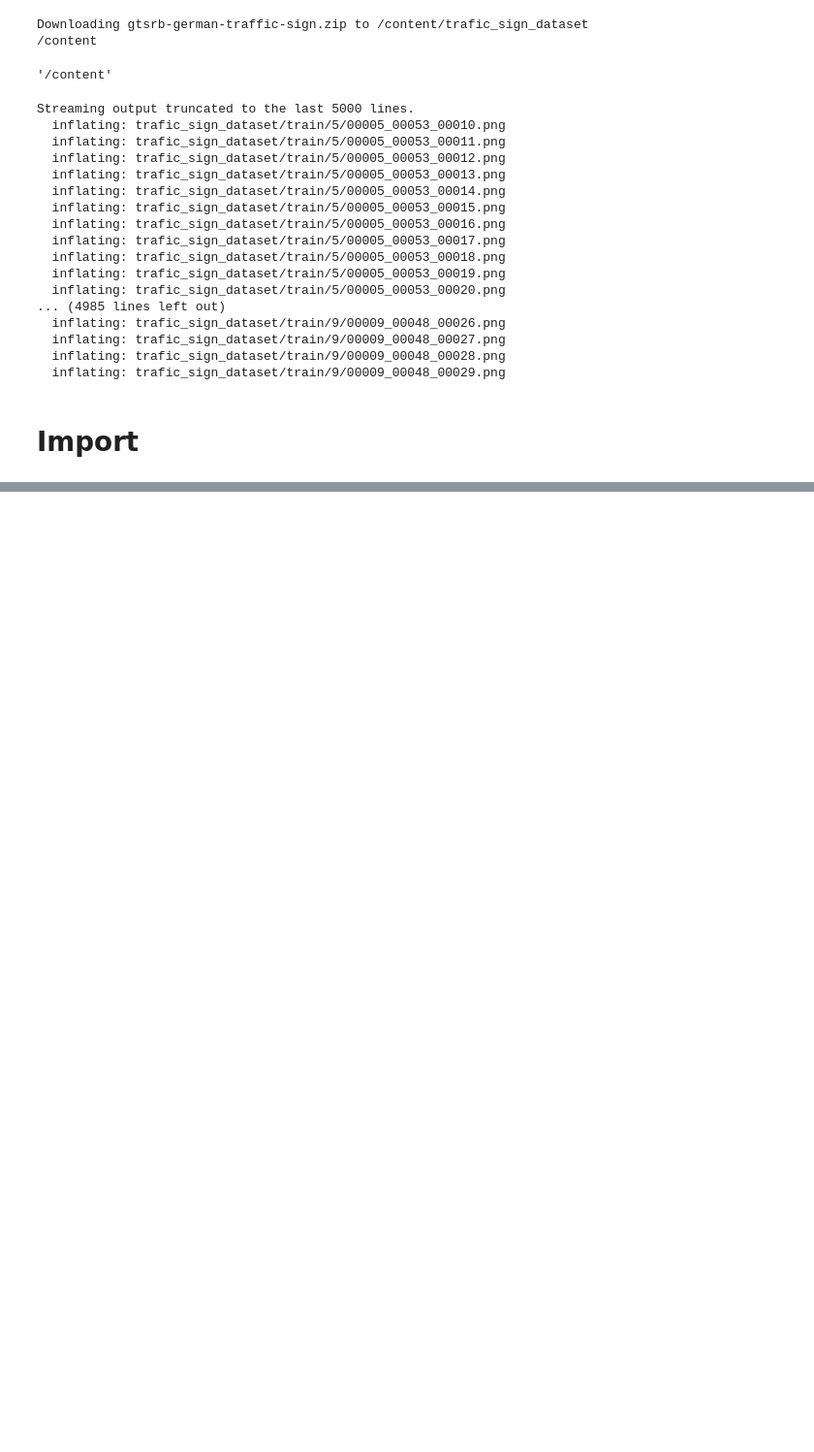
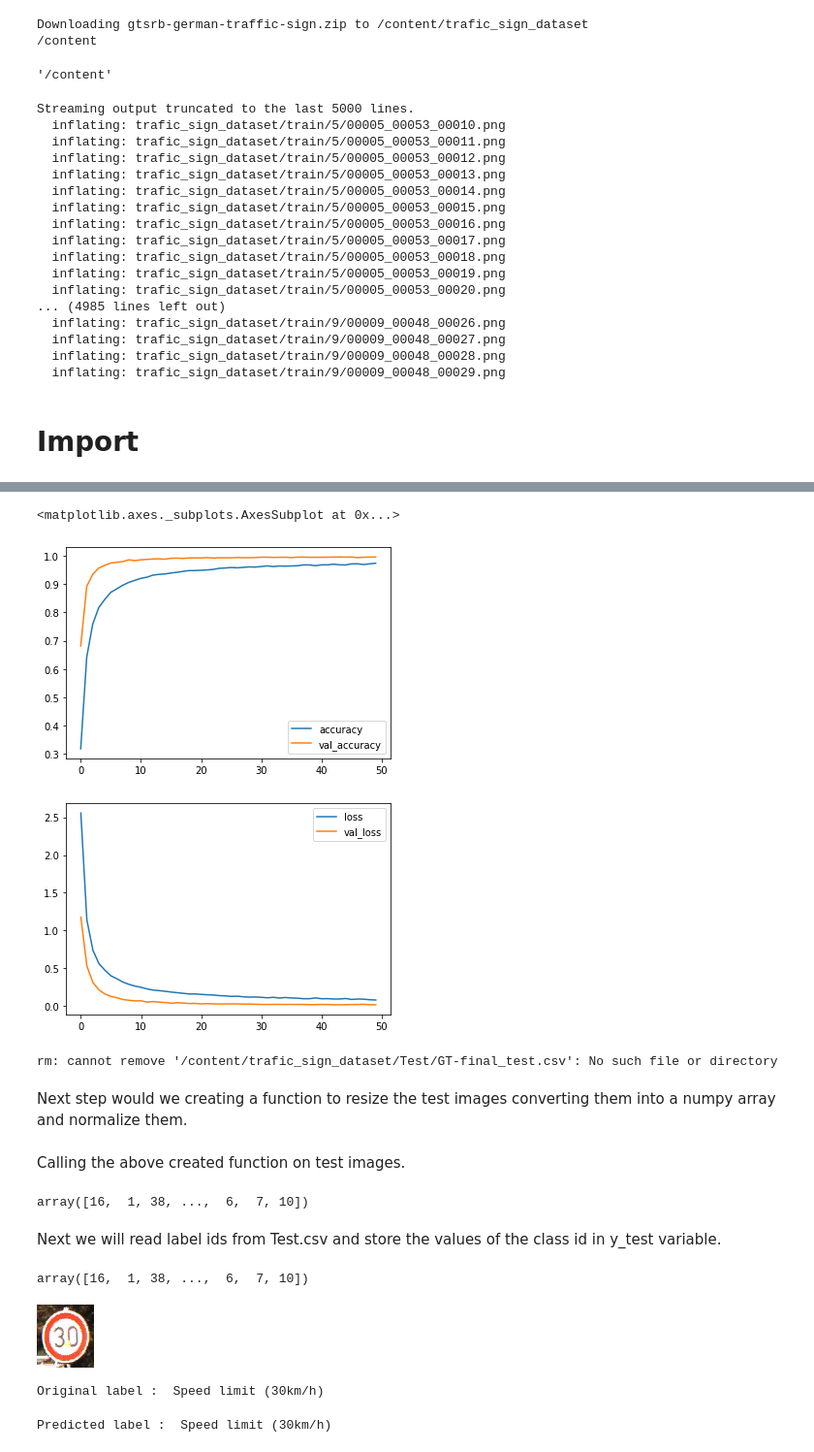
Before and after one commit to usUpal/traffic-sign-classification, a Jupyter notebook: traffic_sign_classification.ipynb, the cells around one changed output, grey strips where cells are left out. Shown at 97% size. Cells and saved outputs as stored; diff of their text form; code cells hidden in the pictures; blank space fills up the shorter version.

Commit message:
finalize

```diff
--- a/traffic_sign_classification.ipynb
+++ b/traffic_sign_classification.ipynb
@@ -94,0 +168,2 @@ sdgsdddddddd
+# %%
+x_train, x_val, y_train, y_val = train_test_split(images, label_id, test_size = 0.2, random_state = 42)
@@ -94,0 +174,21 @@ sdgsdddddddd
+# %%
+#model
+model = Sequential()
+
+model.add(Conv2D(filters=64, kernel_size=(3,3), input_shape = x_train.shape[1:], activation='relu', padding='same'))
+model.add(MaxPool2D(pool_size=(2,2)))
+model.add(Dropout(0.5))
+
+model.add(Conv2D(filters=64, kernel_size=(3,3),activation='relu'))
+model.add(MaxPool2D(pool_size=(2,2)))
+model.add(Dropout(0.5))
+
+model.add(Flatten())
+model.add(Dense(128, activation = 'relu'))
+model.add(Dropout(0.5))
+model.add(Dense(128, activation = 'softmax'))
+# %%
+model.compile(loss = 'sparse_categorical_crossentropy', optimizer = 'adam', metrics = ['accuracy'])
+#model.compile(loss = 'sparse_categorical_crossentropy', optimizer= 'adam', metrics = ['accuracy'])
+model.summary()
+model.summary()
@@ -94,0 +213,3 @@ sdgsdddddddd
+# %%
+
+model.fit(x_train, y_train, epochs=50, batch_size
@@ -94,0 +235,13 @@ sdgsdddddddd
+# %%
+evaluation = pd.DataFrame(model.history.history)
+evaluation[['accuracy', 'val_accuracy']].plot()
+evaluation[['loss', 'val_loss']].plot()
+# %% [output]
+<matplotlib.axes._subplots.AxesSubplot at 0x...>
+[figure, added]
+[figure, added]
+# %%
+test_path = '/content/trafic_sign_dataset/Test'
+!rm /content/trafic_sign_dataset/Test/GT-final_test.csv
+# %% [output]
+rm: cannot remove '/content/trafic_sign_dataset/Test/GT-final_test.csv': No such file or directory
@@ -94,0 +270,2 @@ sdgsdddddddd
+# %% [markdown]
+Next step would we creating a function to resize the test images converting them into a numpy array and normalize them.
@@ -94,0 +274,17 @@ sdgsdddddddd
+# %% [markdown]
+Calling the above created function on test images.
+# %%
+test = pd.read_csv('/content/trafic_sign_dataset/Test.csv')
+y_test = test['ClassId'].values
+y_test
+# %% [output]
+array([16,  1, 38, ...,  6,  7, 10])
+# %% [markdown]
+Next we will read label ids from Test.csv and store the values of the class id in y_test variable.
+# %%
+#y_pred = model.predict_classes(test_images); ---> not works any more
+y_pred = np.argmax(model.predict(test_images), axis=-1)
+
+y_pred
+# %% [output]
+array([16,  1, 38, ...,  6,  7, 10])
@@ -94,0 +303,16 @@ sdgsdddddddd
+# %%
+# Visualize test image
+img = Image.open(test_path + '/00024.png')
+img
+# %% [output]
+[figure, added]
+# %%
+# Original label
+print("Original label : ",all_lables[y_test[1]])
+# %% [output]
+Original label :  Speed limit (30km/h)
+# %%
+# Predicted label
+print("Predicted label : ",all_lables[y_pred[1]])
+# %% [output]
+Predicted label :  Speed limit (30km/h)
```
Also changed, not shown: parts of 19 cells of this notebook.
